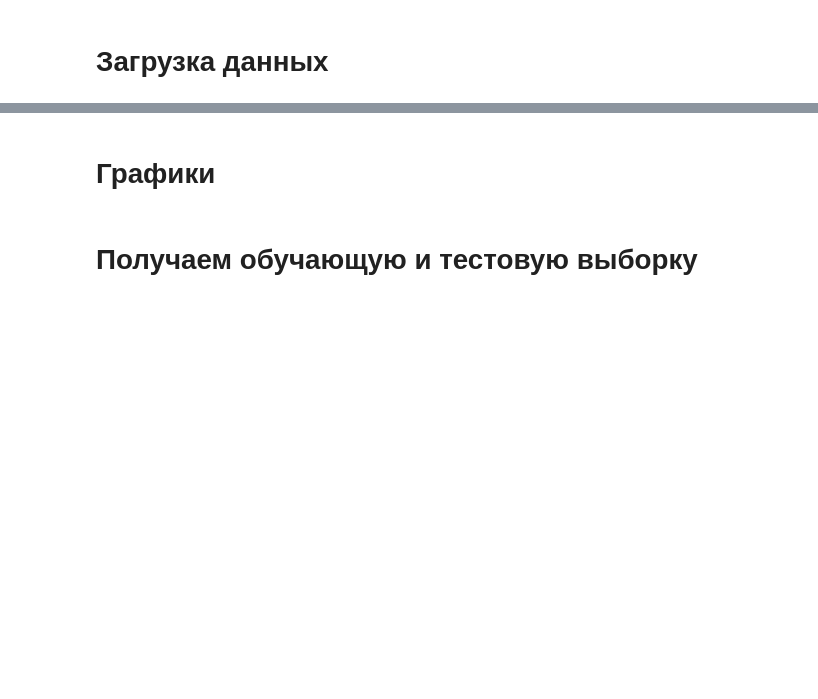
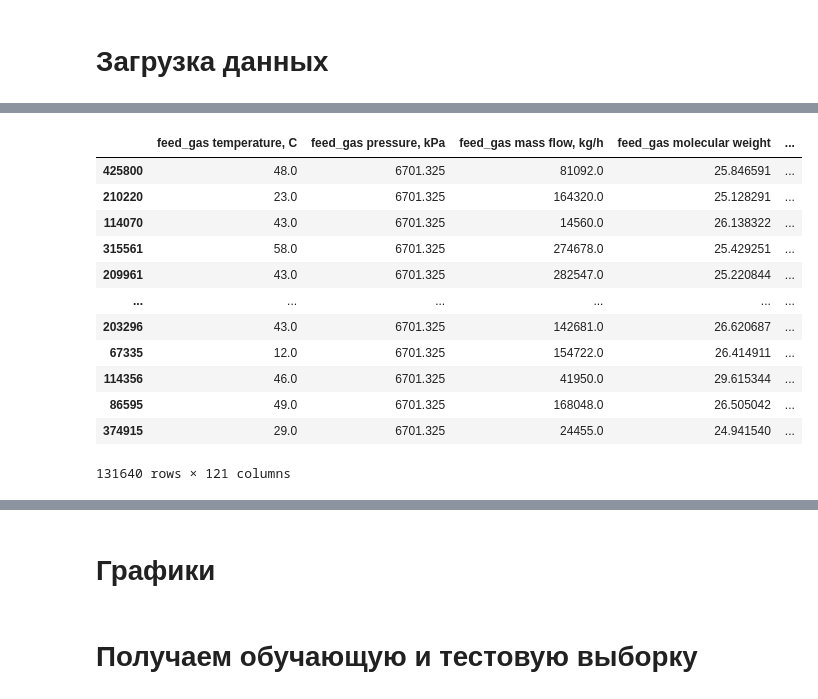
Before and after one commit to Rus-tam/AI_models, a Jupyter notebook: simple_amine_treatment.ipynb, the cells around one changed output, grey strips where cells are left out. Cells and saved outputs as stored; diff of their text form; code cells hidden in the pictures; blank space fills up the shorter version.

```diff
--- a/simple_amine_treatment.ipynb
+++ b/simple_amine_treatment.ipynb
@@ -29,7 +44,23 @@ data
 # %%
-small_data = data.sample(frac=0.2)
+data_15_stages = data[data['Absorber number of stages'] == 15]
+small_data = data_15_stages.sample(frac=0.3)
 # small_data['h2s_mass_frac_outlet_vapour'] = small_data['h2s_mass_frac_outlet_vapour'] * 10000
 # small_data['h2s_mass_frac_outlet_vapour']
+small_data
+# %% [output]
+|  | feed_gas temperature, C | feed_gas pressure, kPa | feed_gas mass flow, kg/h | feed_gas molecular weight | ... |
+| 425800 | 48.0 | 6701.325 | 81092.0 | 25.846591 | ... |
+| 210220 | 23.0 | 6701.325 | 164320.0 | 25.128291 | ... |
+| 114070 | 43.0 | 6701.325 | 14560.0 | 26.138322 | ... |
+| 315561 | 58.0 | 6701.325 | 274678.0 | 25.429251 | ... |
+| 209961 | 43.0 | 6701.325 | 282547.0 | 25.220844 | ... |
+| ... | ... | ... | ... | ... | ... |
+| 203296 | 43.0 | 6701.325 | 142681.0 | 26.620687 | ... |
+| 67335 | 12.0 | 6701.325 | 154722.0 | 26.414911 | ... |
+| 114356 | 46.0 | 6701.325 | 41950.0 | 29.615344 | ... |
+| 86595 | 49.0 | 6701.325 | 168048.0 | 26.505042 | ... |
+| 374915 | 29.0 | 6701.325 | 24455.0 | 24.941540 | ... |
+131640 rows × 121 columns
 # %%
 list(data.columns)
 # %% [output]
```
Also changed, not shown: parts of 11 cells of this notebook.
